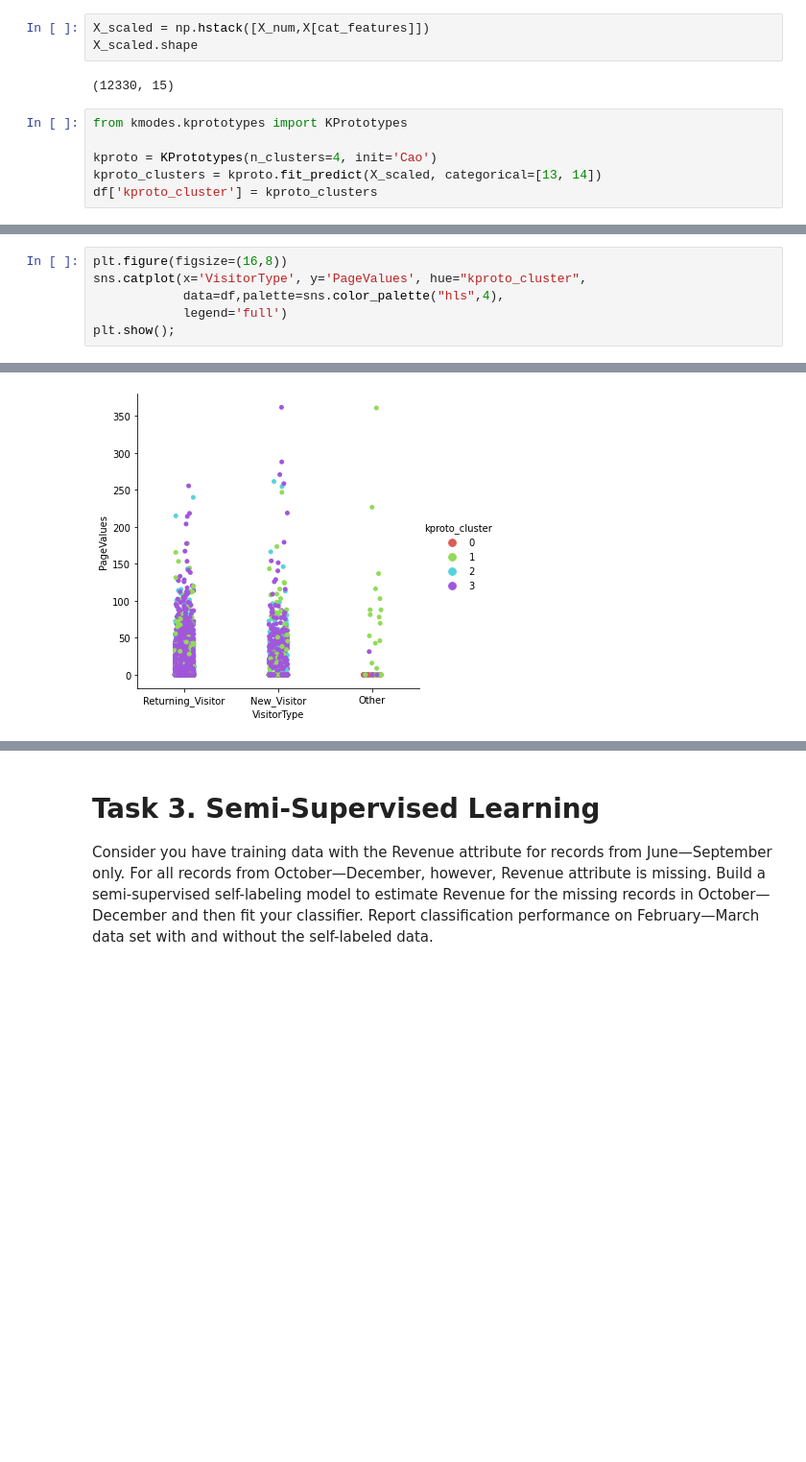
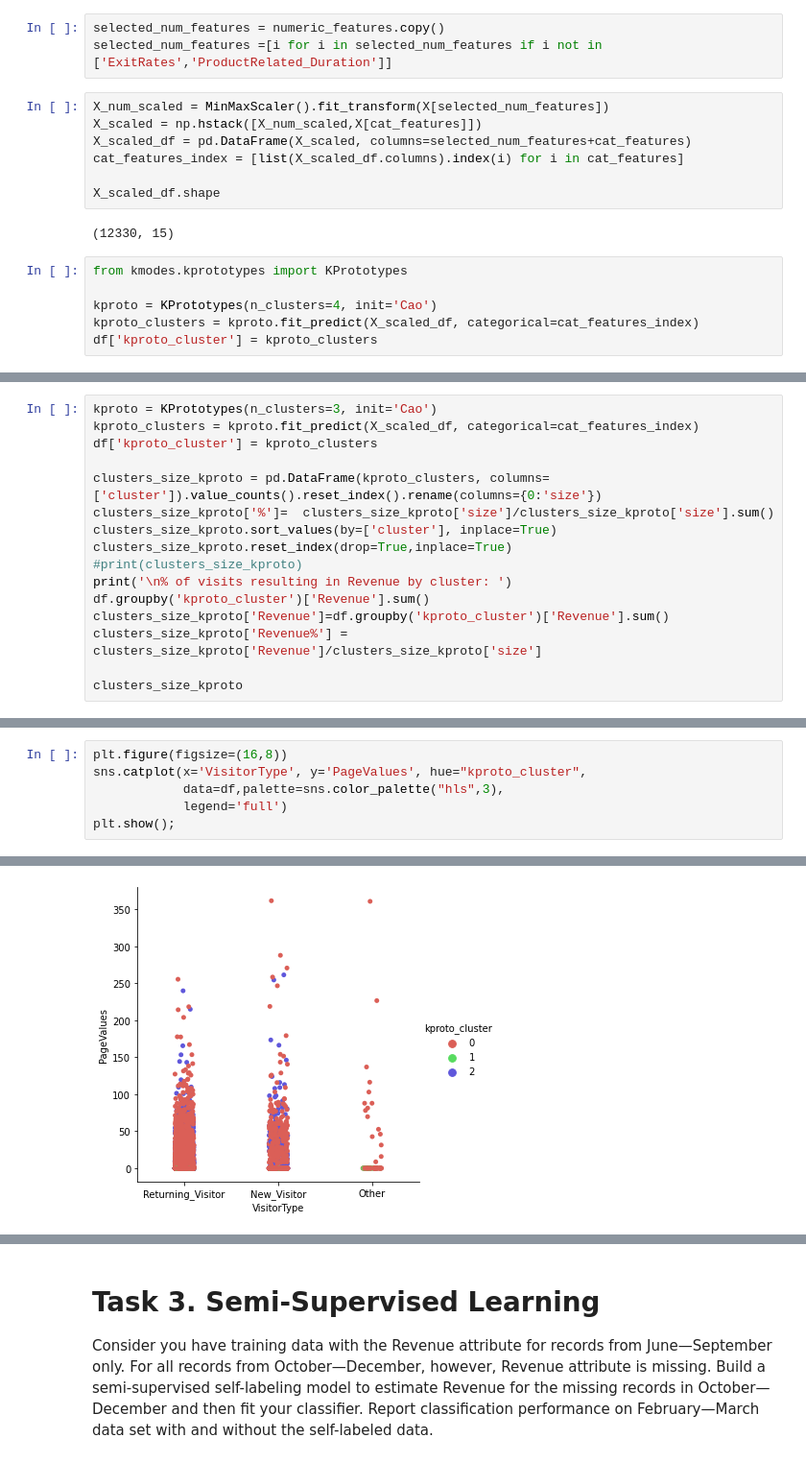
Before and after one commit to AsiehH/MLE-7, a Jupyter notebook: assignments/midterm/nb/midterm.ipynb, the cells around one changed output, grey strips where cells are left out. Shown at 96% size. Cells and saved outputs as stored; diff of their text form; blank space fills up the shorter version.

```diff
--- a/assignments/midterm/nb/midterm.ipynb
+++ b/assignments/midterm/nb/midterm.ipynb
@@ -480,16 +555,23 @@ From the above charts, we can see that
 # %% [markdown]
 ## Clustering method 2: KPrototypes
 `KPrototypes` is a clustering method from `kmodes` package that is designed to deal with mixed data types. K-means clusters data based on euclidean distance and K-modes clusters categorical data based on the number of matching categories between data points. KPrototypes is an extension of K-modes that handles both data types.
+# %%
+selected_num_features = numeric_features.copy()
+selected_num_features =[i for i in selected_num_features if i not in ['ExitRates','ProductRelated_Duration']]
 # %%
-X_scaled = np.hstack([X_num,X[cat_features]])
-X_scaled.shape
+X_num_scaled = MinMaxScaler().fit_transform(X[selected_num_features])
+X_scaled = np.hstack([X_num_scaled,X[cat_features]])
+X_scaled_df = pd.DataFrame(X_scaled, columns=selected_num_features+cat_features)
+cat_features_index = [list(X_scaled_df.columns).index(i) for i in cat_features]
+
+X_scaled_df.shape
 # %% [output]
 (12330, 15)
 # %%
 from kmodes.kprototypes import KPrototypes
 
 kproto = KPrototypes(n_clusters=4, init='Cao')
-kproto_clusters = kproto.fit_predict(X_scaled, categorical=[13, 14])
+kproto_clusters = kproto.fit_predict(X_scaled_df, categorical=cat_features_index)
 df['kproto_cluster'] = kproto_clusters
 # %%
 clusters_size_kproto = pd.DataFrame(kproto_clusters, columns=['cluster']).value_counts().reset_index().rename(columns={0:'size'})
@@ -521,0 +601,16 @@ Name: Revenue, dtype: float64
+# %%
+kproto = KPrototypes(n_clusters=3, init='Cao')
+kproto_clusters = kproto.fit_predict(X_scaled_df, categorical=cat_features_index)
+df['kproto_cluster'] = kproto_clusters
+
+clusters_size_kproto = pd.DataFrame(kproto_clusters, columns=['cluster']).value_counts().reset_index().rename(columns={0:'size'})
+clusters_size_kproto['%']=  clusters_size_kproto['size']/clusters_size_kproto['size'].sum()
+clusters_size_kproto.sort_values(by=['cluster'], inplace=True)
+clusters_size_kproto.reset_index(drop=True,inplace=True)
+#print(clusters_size_kproto)
+print('\n% of visits resulting in Revenue by cluster: ')
+df.groupby('kproto_cluster')['Revenue'].sum()
+clusters_size_kproto['Revenue']=df.groupby('kproto_cluster')['Revenue'].sum()
+clusters_size_kproto['Revenue%'] = clusters_size_kproto['Revenue']/clusters_size_kproto['size']
+
+clusters_size_kproto
@@ -526,12 +640,12 @@ Name: Revenue, dtype: float64
 # %%
 plt.figure(figsize=(16,8))
 sns.catplot(x='VisitorType', y='PageValues', hue="kproto_cluster",
-            data=df,palette=sns.color_palette("hls",4),
+            data=df,palette=sns.color_palette("hls",3),
             legend='full')
 plt.show();
 # %% [output]
 <Figure size 1152x576 with 0 Axes>
-[figure, old version]
+[figure, new version]
 # %%
 plt.figure(figsize=(16,8))
 sns.scatterplot(x='SpecialDay',y='PageValues',hue='kproto_cluster',
```
Also changed, not shown: parts of 63 cells of this notebook.
